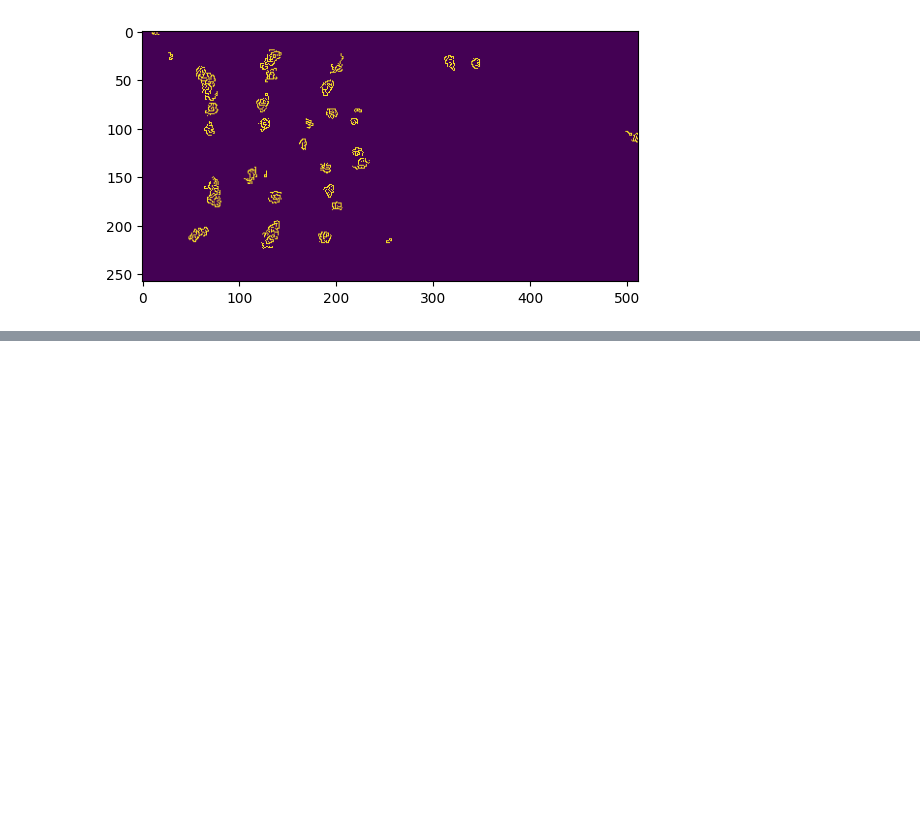
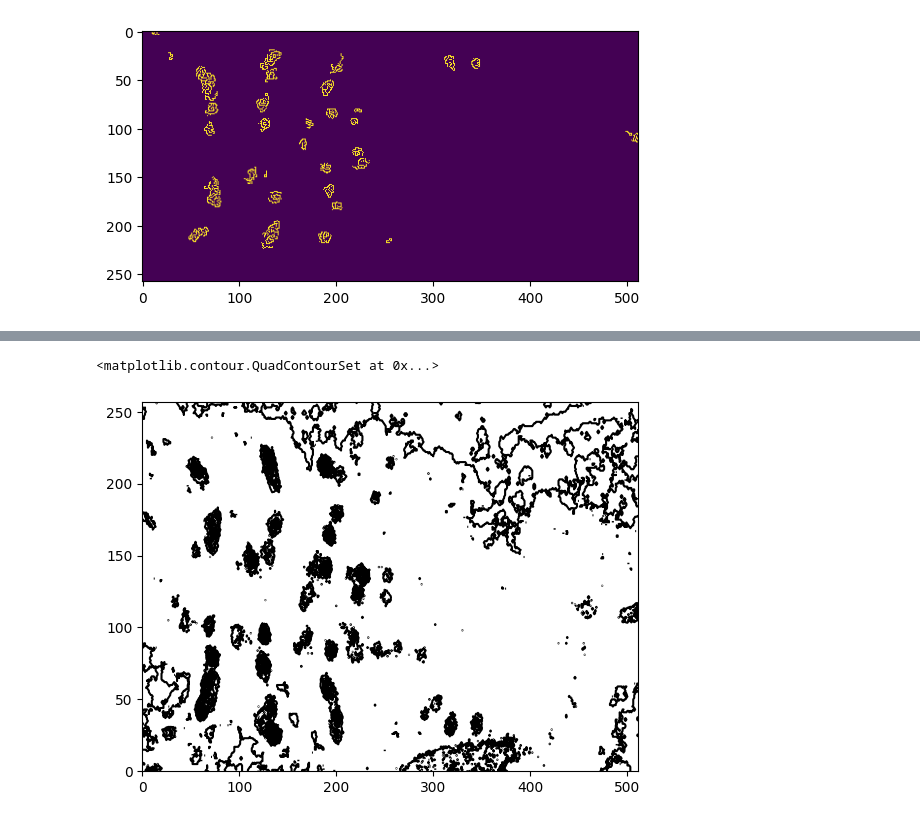
Before and after one commit to MoritzPalm/BIMAP, a Jupyter notebook: bimap/src/contour_lines.ipynb, the cells around one changed output, grey strips where cells are left out. Drawn from its saved outputs; the diff is of its cells as text; code cells hidden in the pictures; blank space fills up the shorter version.

```diff
--- a/bimap/src/contour_lines.ipynb
+++ b/bimap/src/contour_lines.ipynb
@@ -76,0 +80,5 @@ for contour in skimage_contours:
+# %%
+plt.contour(denoised, levels=20, colors="black")
+# %% [output]
+<matplotlib.contour.QuadContourSet at 0x...>
+[figure, added]
```
Also changed, not shown: parts of 4 cells of this notebook, 7 other files.
